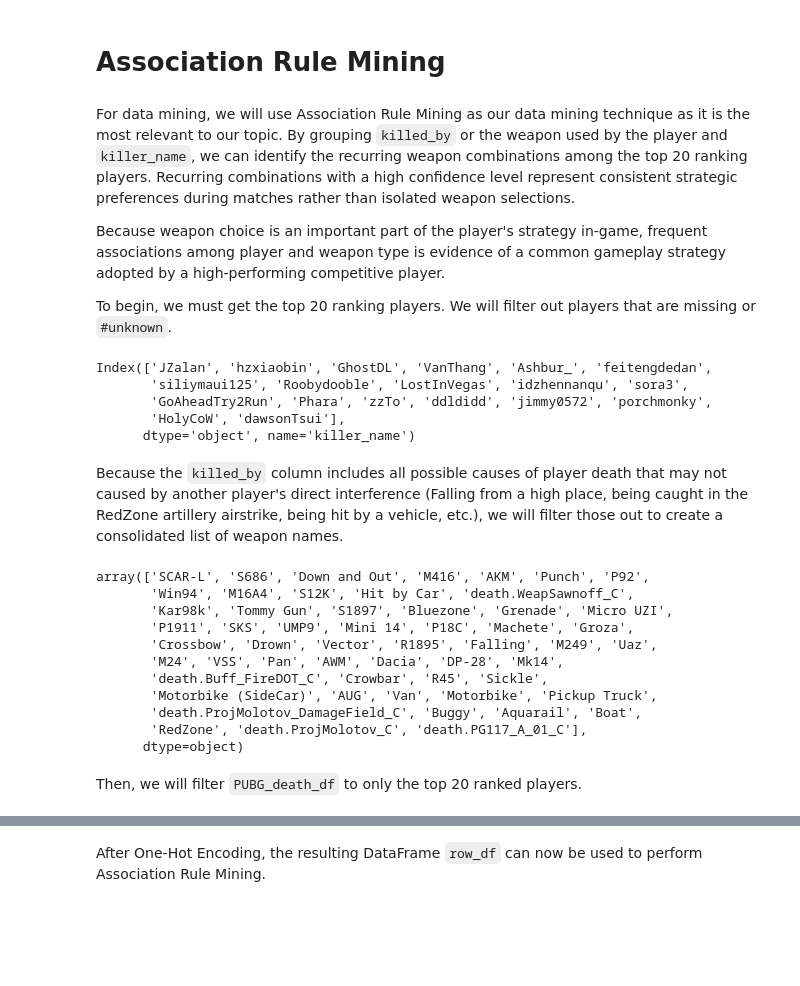
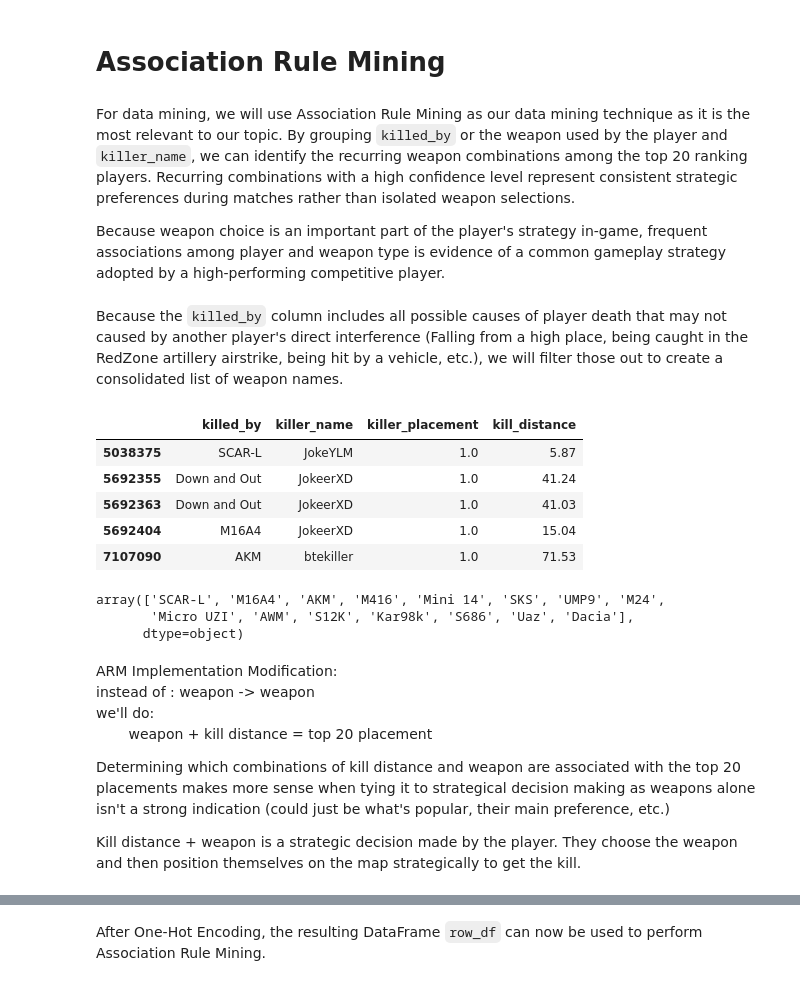
Before and after one commit to Shoofy32/CSMODEL, a Jupyter notebook: CSMODEL.ipynb, the cells around one changed output, grey strips where cells are left out. Drawn from its saved outputs; the diff is of its cells as text; code cells hidden in the pictures; blank space fills up the shorter version.

```diff
--- a/CSMODEL.ipynb
+++ b/CSMODEL.ipynb
@@ -487,41 +487,31 @@ Assuming that our significance level is 0.05, we can see that the p-values from
 For data mining, we will use Association Rule Mining as our data mining technique as it is the most relevant to our topic. By grouping `killed_by` or the weapon used by the player and `killer_name`, we can identify the recurring weapon combinations among the top 20 ranking players. Recurring combinations with a high confidence level represent consistent strategic preferences during matches rather than isolated weapon selections.
 
 Because weapon choice is an important part of the player's strategy in-game, frequent associations among player and weapon type is evidence of a common gameplay strategy adopted by a high-performing competitive player.
-
-To begin, we must get the top 20 ranking players. We will filter out players that are missing or `#unknown`.
-# %%
-top20 = PUBG_death_df["killer_name"].value_counts().head(20).index
-
-top20 = top20[top20 != "#unknown"]
-
-top20
-# %% [output]
-Index(['JZalan', 'hzxiaobin', 'GhostDL', 'VanThang', 'Ashbur_', 'feitengdedan',
-       'siliymaui125', 'Roobydooble', 'LostInVegas', 'idzhennanqu', 'sora3',
-       'GoAheadTry2Run', 'Phara', 'zzTo', 'ddldidd', 'jimmy0572', 'porchmonky',
-       'HolyCoW', 'dawsonTsui'],
-      dtype='object', name='killer_name')
 # %% [markdown]
 Because the `killed_by` column includes all possible causes of player death that may not caused by another player's direct interference (Falling from a high place, being caught in the RedZone artillery airstrike, being hit by a vehicle, etc.), we will filter those out to create a consolidated list of weapon names.
-# %%
-weapon_names = PUBG_death_df['killed_by'].unique()
-
-weapon_names
-# %% [output]
-array(['SCAR-L', 'S686', 'Down and Out', 'M416', 'AKM', 'Punch', 'P92',
-       'Win94', 'M16A4', 'S12K', 'Hit by Car', 'death.WeapSawnoff_C',
-       'Kar98k', 'Tommy Gun', 'S1897', 'Bluezone', 'Grenade', 'Micro UZI',
-       'P1911', 'SKS', 'UMP9', 'Mini 14', 'P18C', 'Machete', 'Groza',
-       'Crossbow', 'Drown', 'Vector', 'R1895', 'Falling', 'M249', 'Uaz',
-       'M24', 'VSS', 'Pan', 'AWM', 'Dacia', 'DP-28', 'Mk14',
-       'death.Buff_FireDOT_C', 'Crowbar', 'R45', 'Sickle',
-       'Motorbike (SideCar)', 'AUG', 'Van', 'Motorbike', 'Pickup Truck',
-       'death.ProjMolotov_DamageField_C', 'Buggy', 'Aquarail', 'Boat',
-       'RedZone', 'death.ProjMolotov_C', 'death.PG117_A_01_C'],
-      dtype=object)
+# %%
+player_rankings = (PUBG_death_df.groupby("killer_name")["killer_placement"].mean().sort_values())
+
+top20_players = player_rankings.head(20).index
+
+PUBG_arm_df = PUBG_death_df[PUBG_death_df["killer_name"].isin(top20_players)]
+PUBG_arm_df = PUBG_arm_df.drop(columns=["match_id", "time"])
+
+PUBG_arm_df.head()
+# %% [output]
+|  | killed_by | killer_name | killer_placement | kill_distance |
+| 5038375 | SCAR-L | JokeYLM | 1.0 | 5.87 |
+| 5692355 | Down and Out | JokeerXD | 1.0 | 41.24 |
+| 5692363 | Down and Out | JokeerXD | 1.0 | 41.03 |
+| 5692404 | M16A4 | JokeerXD | 1.0 | 15.04 |
+| 7107090 | AKM | btekiller | 1.0 | 71.53 |
 # %%
 invalid_weapons = ['Down and Out', 'Hit by Car', 'death.WeapSawnoff_C', 'Drown', 'Falling', 'death.Buff_FireDOT_C', 'Motorbike (SideCar)', 'Van', 'Motorbike', 'Pickup Truck', 'death.ProjMolotov_DamageField_C', 'Buggy', 'Aquarail', 'Boat', 'RedZone', 'death.ProjMolotov_C', 'death.PG117_A_01_C']
 
-PUBG_death_df = PUBG_death_df[~PUBG_death_df["killed_by"].isin(invalid_weapons)]
+PUBG_arm_df = PUBG_arm_df[~PUBG_arm_df["killed_by"].isin(invalid_weapons)]
+
+PUBG_arm_df["killed_by"].unique()
+# %% [output]
+array(['SCAR-L', 'M16A4', 'AKM', 'M416', 'Mini 14', 'SKS', 'UMP9', 'M24',
+       'Micro UZI', 'AWM', 'S12K', 'Kar98k', 'S686', 'Uaz', 'Dacia'],
+      dtype=object)
-# %% [markdown]
-Then, we will filter `PUBG_death_df` to only the top 20 ranked players.
@@ -529,0 +518,9 @@ top20_df = PUBG_death_df[PUBG_death_df["killer_name"].isin(top20)]
+# %% [markdown]
+ARM Implementation Modification:
+    <br>instead of : weapon -> weapon
+    <br>we'll do:
+    <br>&emsp;&emsp; weapon + kill distance = top 20 placement
+
+Determining which combinations of kill distance and weapon are associated with the top 20 placements makes more sense when tying it to strategical decision making as weapons alone isn't a strong indication (could just be what's popular, their main preference, etc.)
+
+Kill distance + weapon is a strategic decision made by the player. They choose the weapon and then position themselves on the map strategically to get the kill.
```
Also changed, not shown: parts of 30 cells of this notebook.
